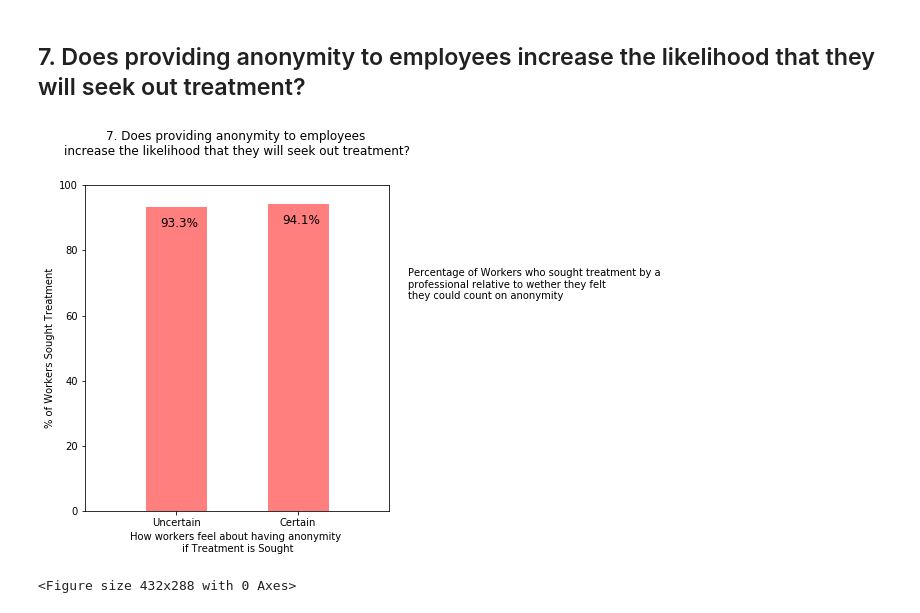
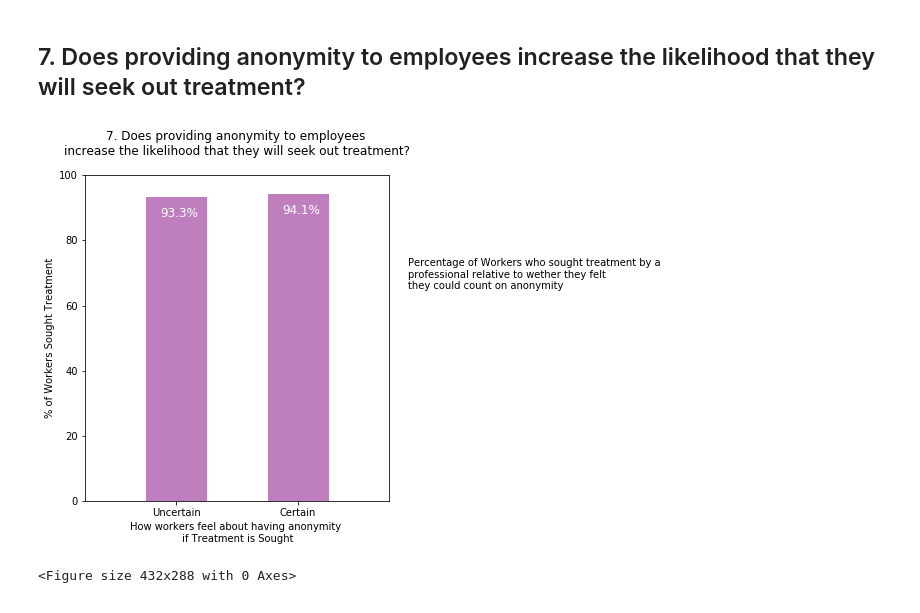
Before and after one commit to gnavneetg/BootCampG5, a Jupyter notebook: MauriciosNotebook/genders_anonymity.ipynb, the cells around one changed output. Drawn from its saved outputs; the diff is of its cells as text; code cells hidden in the pictures.

Commit message:
added more images diff colors

```diff
--- a/MauriciosNotebook/genders_anonymity.ipynb
+++ b/MauriciosNotebook/genders_anonymity.ipynb
@@ -361,39 +361,40 @@ anonymity_percentages = genderless_anonymity_summary_df.values[0]
 fig = plt.figure(figsize=(12, 6))
 ax = fig.add_subplot(1, 2, 1)
 
 ax.bar(
     x_axis,
     anonymity_percentages,
-    color='red',
+    color='purple',
     alpha=0.5,
     align="center",
     width = 0.5 # the width of the bars
 )
 plt.text(1.9,65, "Percentage of Workers who sought treatment by a \nprofessional relative to wether they felt \nthey could count on anonymity")
 
 tick_locations = [value for value in x_axis]
 plt.xticks(tick_locations, anonymity_perception)
 
 ax.set_xlim(-0.75, len(x_axis)-0.25)
 
 ax.set_ylim(0, 100)
-ax.set_title(pad=30.0,
+ax.set_title(pad=20.0,
 #     "Percentage of workers that sought treatment if they felt\nUncertain or Certain about Having Anonymity\n"
     label="7. Does providing anonymity to employees \nincrease the likelihood that they will seek out treatment?"
 )
 ax.set_xlabel("How workers feel about having anonymity \nif Treatment is Sought")
 ax.set_ylabel("% of Workers Sought Treatment")
 
 # # set individual bar lables
 for i in ax.patches:
     # get_x pulls left or right; get_height pushes up or down
     ax.text(i.get_x()+.12, i.get_height()-6, \
             str(round((i.get_height()), 2))+'%', fontsize=12,
-                color='black')
-fig.savefig('Figures/anonymity_black.png')
-plt.savefig('Figures/anonymity_black.svg', format='svg', dpi=1500,bbox_inches = 'tight')
+                color='white')
+
+fig.savefig('Figures/anonymity_purple.png')
+plt.savefig('Figures/anonymity_purple.svg', format='svg', dpi=1500,bbox_inches = 'tight')
 # %% [output]
-[figure, old version]
+[figure, new version]
 # %%
 fig.savefig('Figures/anonymity_black.png')
 plt.savefig('Figures/anonymity_black.svg', format='svg', dpi=1500,bbox_inches = 'tight')
```
Also changed, not shown: parts of 1 cell of this notebook, 5 other files.
